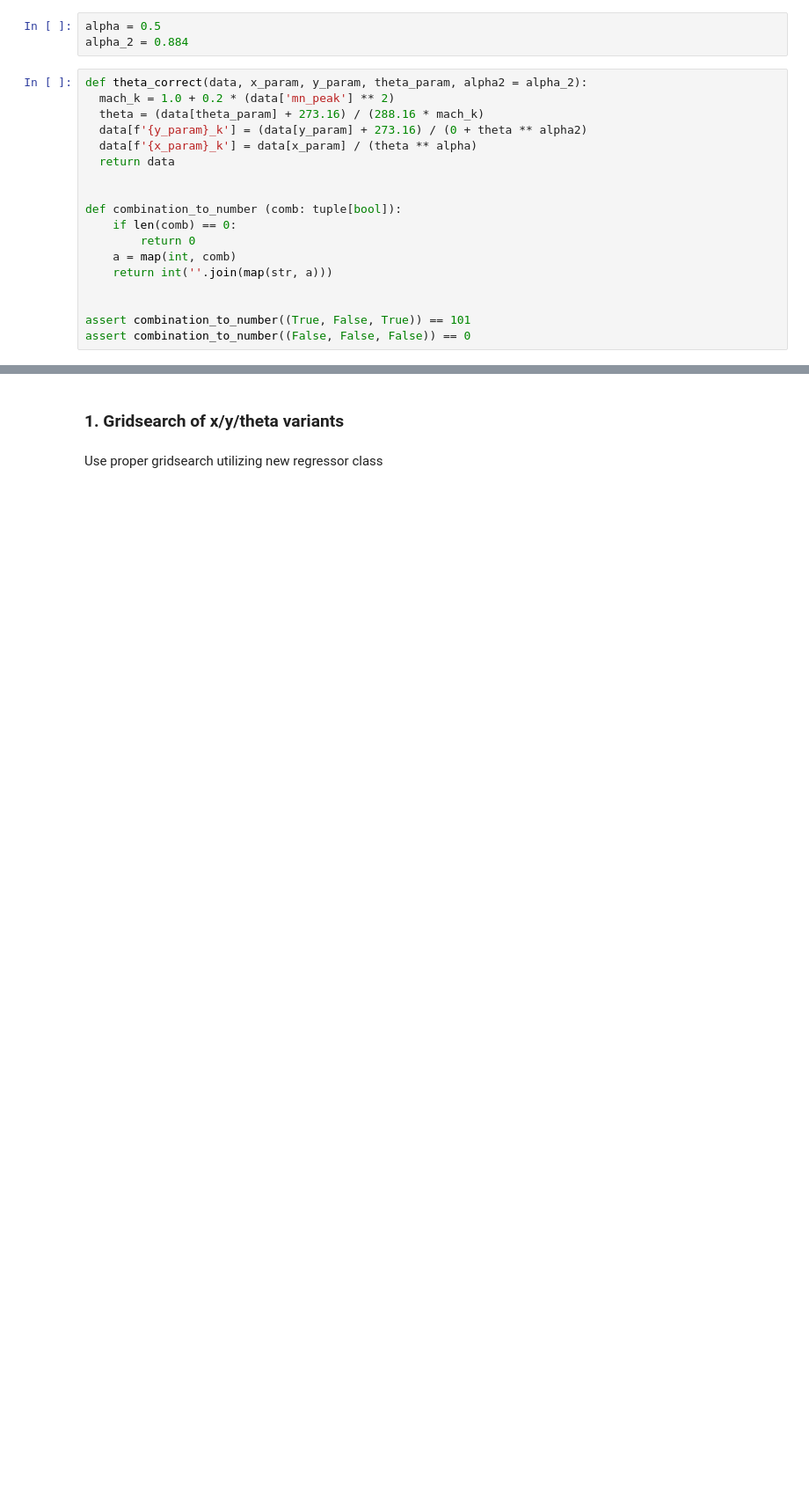
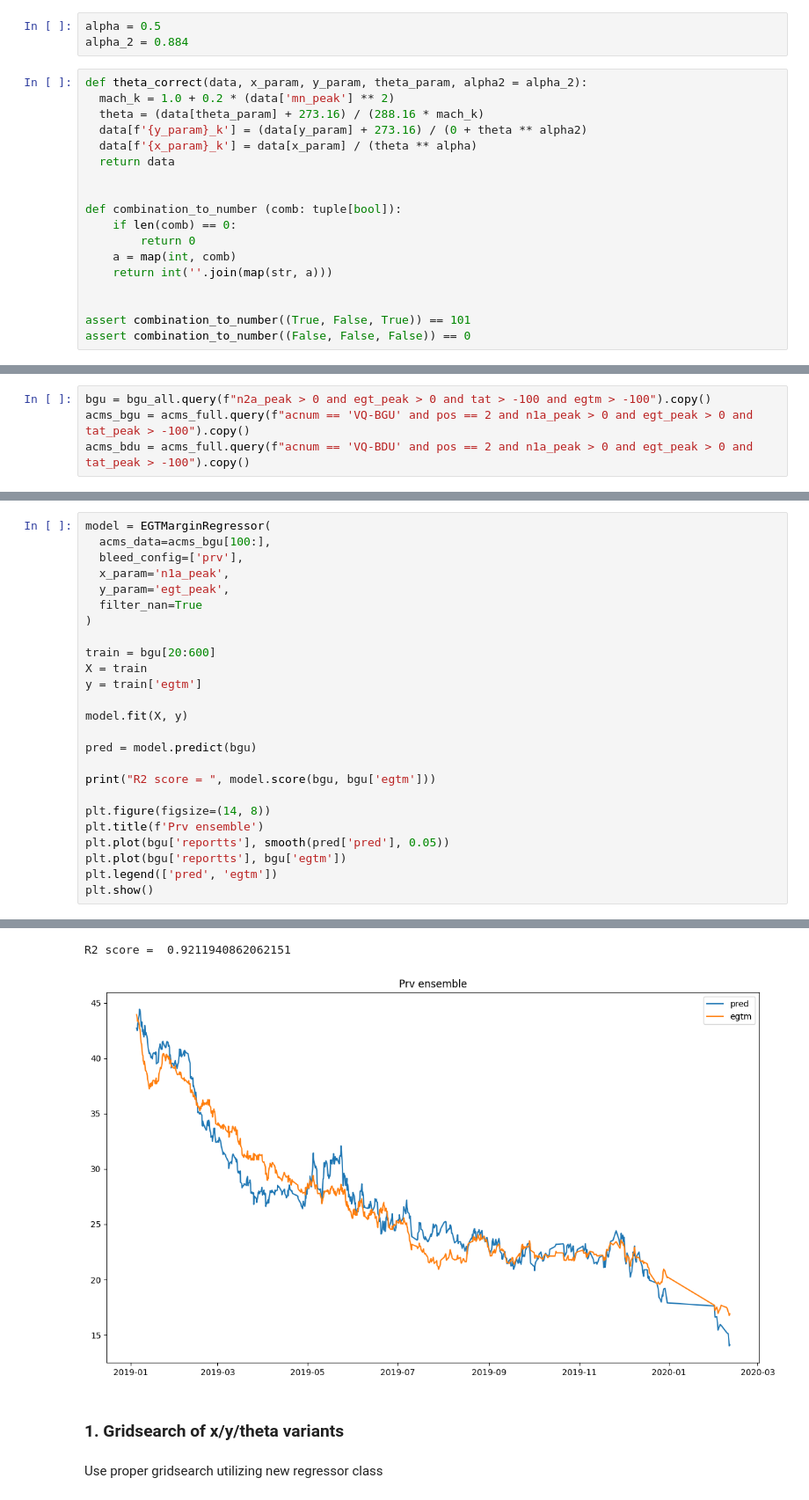
Before and after one commit to skeptlk/ecm, a Jupyter notebook: ex14_finetuning.ipynb, the cells around one changed output, grey strips where cells are left out. Shown at 88% size. Cells and saved outputs as stored; diff of their text form; blank space fills up the shorter version.

```diff
--- a/ex14_finetuning.ipynb
+++ b/ex14_finetuning.ipynb
@@ -156 +182,5 @@ R2 score =  0.8822314390562429
+# %%
+bgu = bgu_all.query(f"n2a_peak > 0 and egt_peak > 0 and tat > -100 and egtm > -100").copy()
+acms_bgu = acms_full.query(f"acnum == 'VQ-BGU' and pos == 2 and n1a_peak > 0 and egt_peak > 0 and tat_peak > -100").copy()
+acms_bdu = acms_full.query(f"acnum == 'VQ-BDU' and pos == 2 and n1a_peak > 0 and egt_peak > 0 and tat_peak > -100").copy()
 # %%
@@ -159,0 +194,26 @@ model.ensemble[1].coef_, model.ensemble[1].intercept_
+# %%
+model = EGTMarginRegressor(
+  acms_data=acms_bgu[100:],
+  bleed_config=['prv'],
+  x_param='n1a_peak',
+  y_param='egt_peak',
+  filter_nan=True
+)
+
+train = bgu[20:600]
+X = train
+y = train['egtm']
+
+model.fit(X, y)
+
+pred = model.predict(bgu)
+
+print("R2 score = ", model.score(bgu, bgu['egtm']))
+
+plt.figure(figsize=(14, 8))
+plt.title(f'Prv ensemble')
+plt.plot(bgu['reportts'], smooth(pred['pred'], 0.05))
+plt.plot(bgu['reportts'], bgu['egtm'])
+plt.legend(['pred', 'egtm'])
+plt.show()
+# %% [output]
@@ -160,3 +237,5 @@ model.ensemble[1].coef_, model.ensemble[1].intercept_
+R2 score =  0.9211940862062151
+[figure, added]
 # %% [markdown]
 ### 1. Gridsearch of x/y/theta variants
 # %% [markdown]
```
Also changed, not shown: parts of 7 cells of this notebook, 1 other file.
